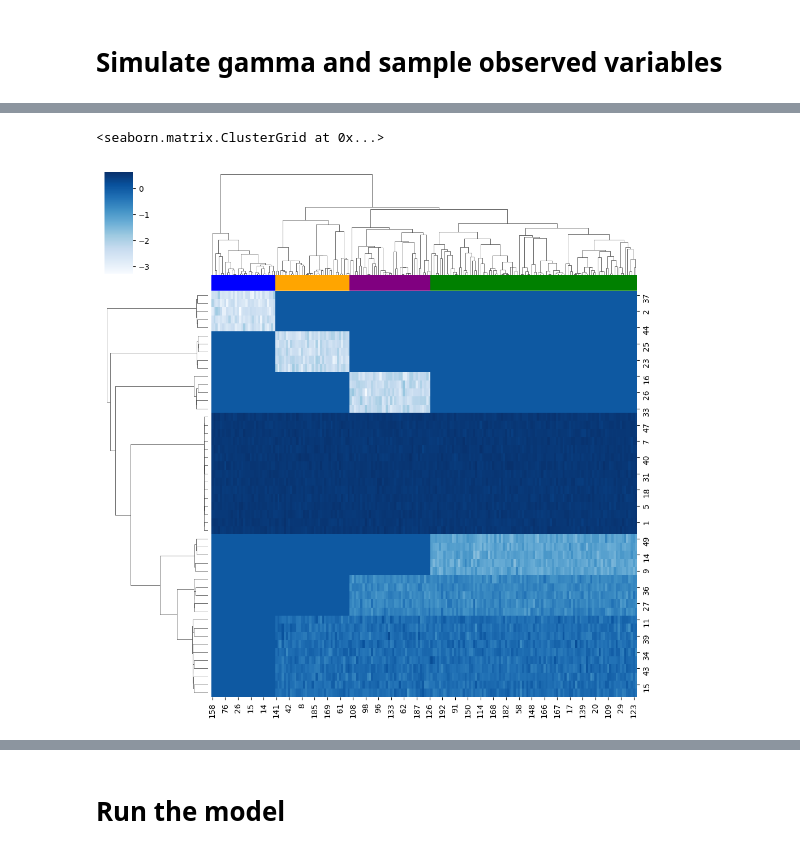
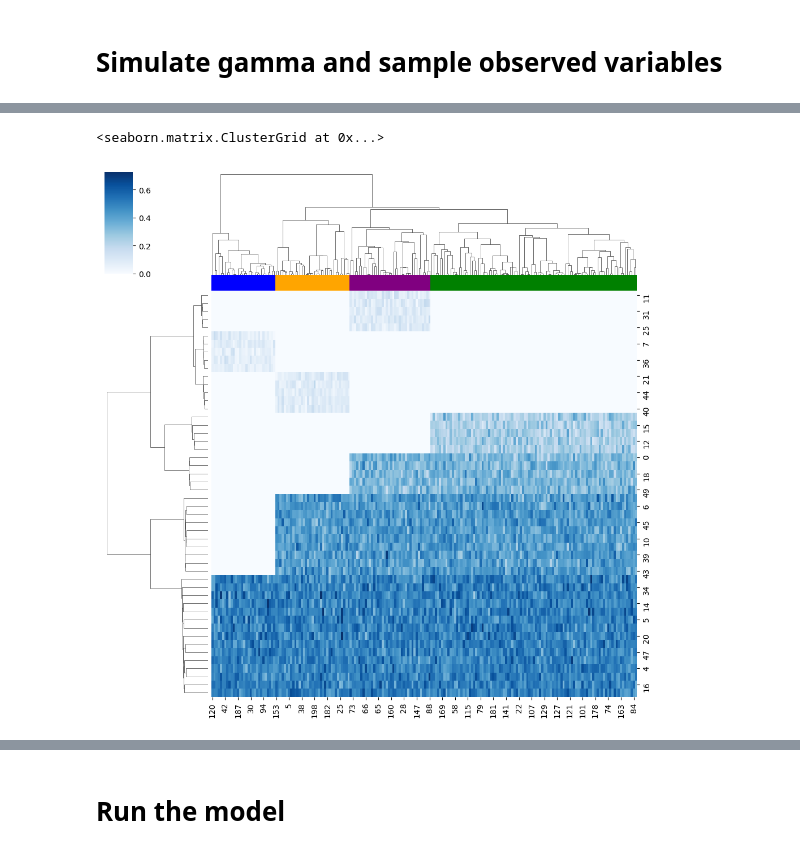
Before and after one commit to elena-buscaroli/snv_caller, a Jupyter notebook: binomial_lik/simulation.ipynb, the cells around one changed output, grey strips where cells are left out. Drawn from its saved outputs; the diff is of its cells as text; code cells hidden in the pictures.

```diff
--- a/binomial_lik/simulation.ipynb
+++ b/binomial_lik/simulation.ipynb
@@ -125,7 +125,9 @@ def get_indexes(k_list):
 def sample_beta(k_list, size_rows, N):
     idxs = get_indexes(k_list)
     samples = np.zeros((size_rows, N))
-    samples[:, idxs] = logit(np.random.beta(alpha(compute_mean_frequency(k_list), kappa), beta(compute_mean_frequency(k_list), kappa), size=(size_rows, len(idxs))))
+    alpha_par = alpha(compute_mean_frequency(k_list), kappa)
+    beta_par = beta(compute_mean_frequency(k_list), kappa)
+    samples[:, idxs] = logit(np.random.beta(alpha_par, beta_par, size=(size_rows, len(idxs))))
     return samples
 
 mu_true = np.zeros((V, N))
@@ -151,8 +153,11 @@ private_3 = np.random.choice(idxs, size=int(V * 0.1), replace=False)  # 10% of m
 private_4 = np.random.choice(idxs, size=int(V * 0.1), replace=False)  # 10% of muts will be clonal
 [idxs.remove(_) for _ in private_4]
 
-kappa = 200
-mu_true[clonal_mutations,:] = np.random.beta(alpha(0.5, kappa), beta(0.5, kappa), size=(len(clonal_mutations), N))
+assert len(idxs) == 0
+
+kappa = 50
+# mu_true[clonal_mutations,:] = np.random.beta(alpha(0.5, kappa), beta(0.5, kappa), size=(len(clonal_mutations), N))
+mu_true[clonal_mutations,:] = sample_beta([1,2,3,4], len(clonal_mutations), N)
 
 mu_true[shared_234,:] = sample_beta([2,3,4], len(shared_234), N)
 mu_true[shared_34,:] = sample_beta([3,4], len(shared_34), N)
@@ -161,29 +166,19 @@ mu_true[private_1,:] = sample_beta([1], len(private_1), N)
 mu_true[private_2,:] = sample_beta([2], len(private_2), N)
 mu_true[private_3,:] = sample_beta([3], len(private_3), N)
 mu_true[private_4,:] = sample_beta([4], len(private_4), N)
-
-# def sample_beta(k_list, N):
-#     idxs = get_indexes(k_list)
-#     samples = np.zeros((N))
-#     samples[idxs] = logit(np.random.beta(alpha(compute_mean_frequency(k_list), kappa), beta(compute_mean_frequency(k_list), kappa), size=(len(idxs))))
-#     return samples
-
-# mu_true = np.zeros((K, N))
-
-# mu_true[0,:] = sample_beta([1], N)
-# mu_true[1,:] = sample_beta([2], N)
-# mu_true[2,:] = sample_beta([3], N)
-# mu_true[3,:] = sample_beta([4], N)
 # %% [markdown]
 # Simulate gamma and sample observed variables
 # %%
-gamma_true = np.zeros((V, N))
-for v in range(V):
-    for k in range(K):
-        # idxs = get_indexes([k])
-        gamma_true[v,:] = np.random.multivariate_normal(mu_true[k,:], kernel / 20)
+# gamma_true = np.zeros((V, N))
+# for v in range(V):
+#     gamma_true[v,:] = np.random.multivariate_normal(mu_true[v,:], kernel)
+
+gamma_true = mu_true
+
+which_zeros = gamma_true == 0
 
 theta_true = expit(gamma_true)
+theta_true[which_zeros] = 0.0
 DP_true = np.full((V,N), 100) + np.round(np.random.normal(0, 1, size=(V,N))).astype(int)
 AD_true = np.random.binomial(DP_true, theta_true)
 # %%
@@ -218,5 +223,5 @@ array([[<Axes: title={'center': '1'}>, <Axes: title={'center': '2'}>],
 # %%
-sns.clustermap(mu_true, col_colors=[color_map[i] for i in clone_ids], col_linkage=linkage_matrix, row_cluster=True, cmap="Blues")
+sns.clustermap(theta_true, col_colors=[color_map[i] for i in clone_ids], col_linkage=linkage_matrix, row_cluster=True, cmap="Blues")
 # %% [output]
 <seaborn.matrix.ClusterGrid at 0x...>
-[figure, old version]
+[figure, new version]
```
Also changed, not shown: parts of 12 cells of this notebook, 5 other files.
